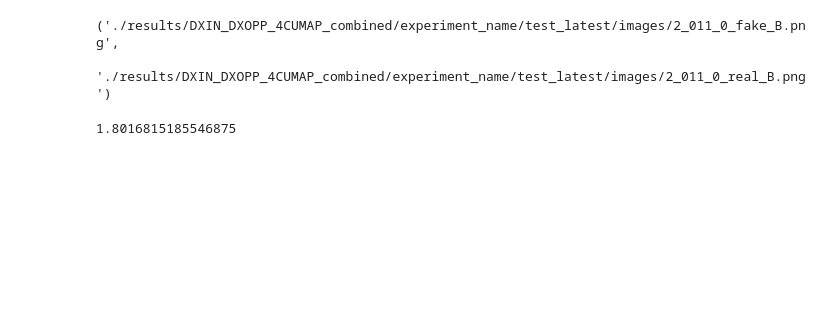
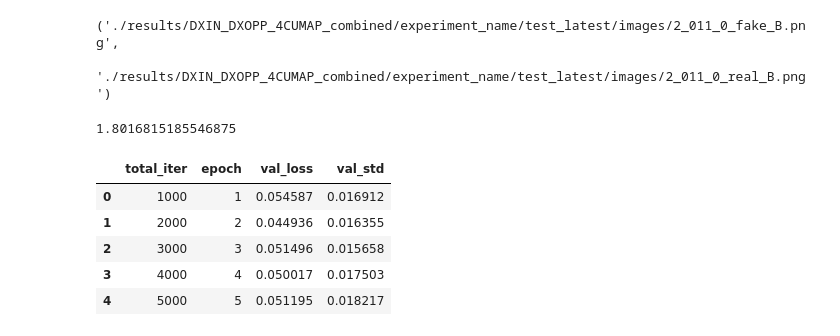
Before and after one commit to skarrea/pytorch-CycleGAN-and-pix2pix, a Jupyter notebook: calculateRMSE.ipynb, the cells around one changed output. Cells and saved outputs as stored; diff of their text form; code cells hidden in the pictures; blank space fills up the shorter version.

```diff
--- a/calculateRMSE.ipynb
+++ b/calculateRMSE.ipynb
@@ -27,3 +31,14 @@ fake_imgs[0], real_imgs[0]
 mean_squared_error(cv2.imread(fake_imgs[4]), cv2.imread(real_imgs[4]))
 # %% [output]
 1.8016815185546875
+# %%
+val_log = pd.read_csv('val_log.csv')
+val_log.columns = val_log.columns.str.replace(' ','')
+val_log.head()
+# %% [output]
+|  | total_iter | epoch | val_loss | val_std |
+| 0 | 1000 | 1 | 0.054587 | 0.016912 |
+| 1 | 2000 | 2 | 0.044936 | 0.016355 |
+| 2 | 3000 | 3 | 0.051496 | 0.015658 |
+| 3 | 4000 | 4 | 0.050017 | 0.017503 |
+| 4 | 5000 | 5 | 0.051195 | 0.018217 |
```
Also changed, not shown: parts of 2 cells of this notebook, 9 other files.
